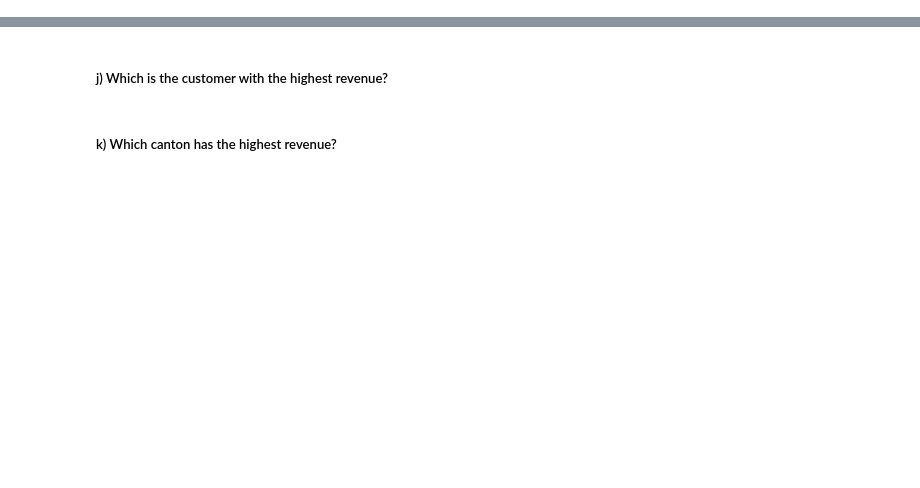
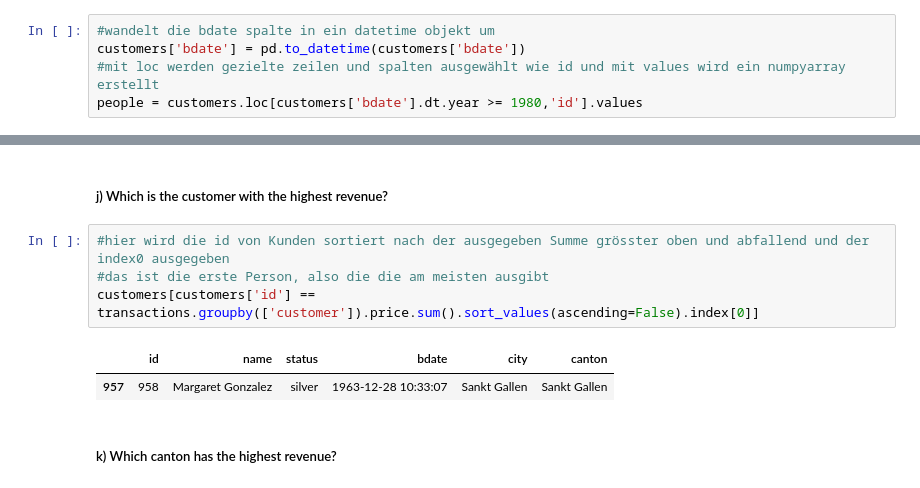
Before and after one commit to chrigorion/Data_Engineering_reichch4, a Jupyter notebook: Lab_05/DE_Lab05.ipynb, the cells around one changed output, grey strips where cells are left out. Drawn from its saved outputs; the diff is of its cells as text; blank space fills up the shorter version.

```diff
--- a/Lab_05/DE_Lab05.ipynb
+++ b/Lab_05/DE_Lab05.ipynb
@@ -238,2 +243,7 @@ print(res)
 # %% [markdown]
 ##### g) Calculate the average price of all sold whiskeys to customers born after or in 1980.
+# %%
+#wandelt die bdate spalte in ein datetime objekt um
+customers['bdate'] = pd.to_datetime(customers['bdate'])
+#mit loc werden gezielte zeilen und spalten ausgewählt wie id und mit values wird ein numpyarray erstellt
+people = customers.loc[customers['bdate'].dt.year >= 1980,'id'].values
@@ -244,4 +274,11 @@ print(res)
 # %% [markdown]
 ##### j) Which is the customer with the highest revenue?
+# %%
+#hier wird die id von Kunden sortiert nach der ausgegeben Summe grösster oben und abfallend und der index0 ausgegeben
+#das ist die erste Person, also die die am meisten ausgibt
+customers[customers['id'] == transactions.groupby(['customer']).price.sum().sort_values(ascending=False).index[0]]
+# %% [output]
+|  | id | name | status | bdate | city | canton |
+| 957 | 958 | Margaret Gonzalez | silver | 1963-12-28 10:33:07 | Sankt Gallen | Sankt Gallen |
 # %% [markdown]
 ##### k) Which canton has the highest revenue?
```
Also changed, not shown: parts of 5 cells of this notebook.
